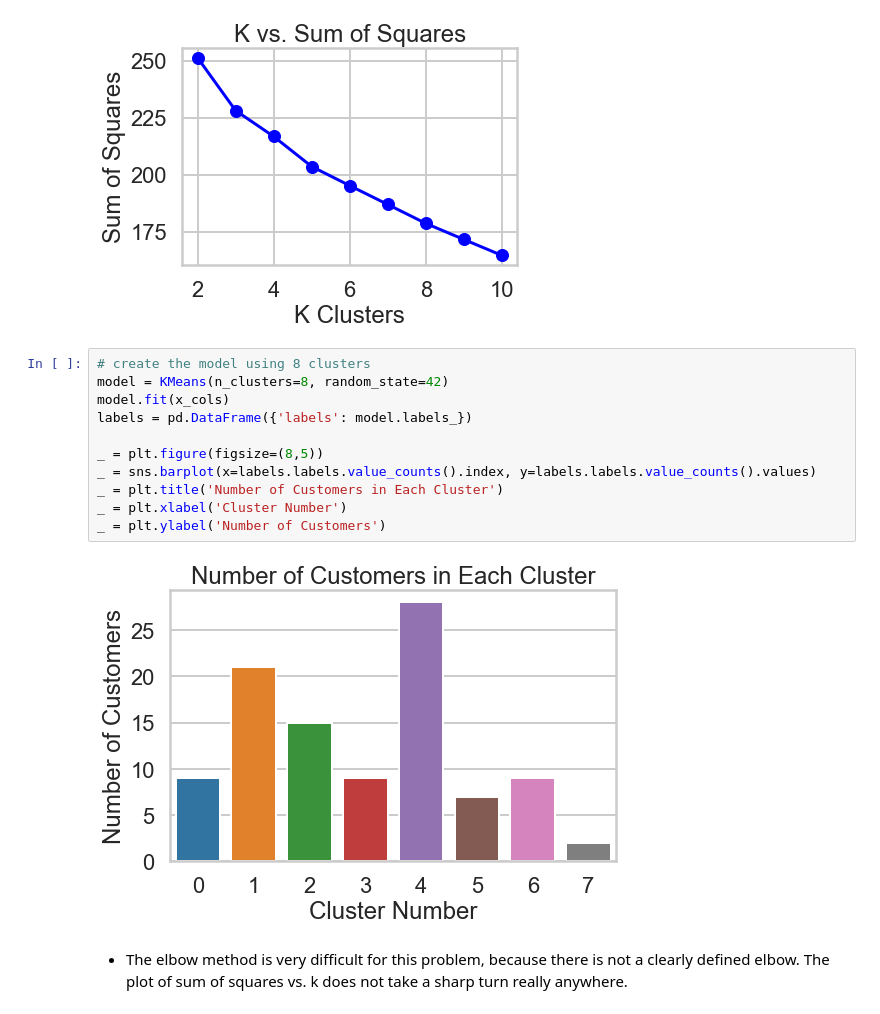
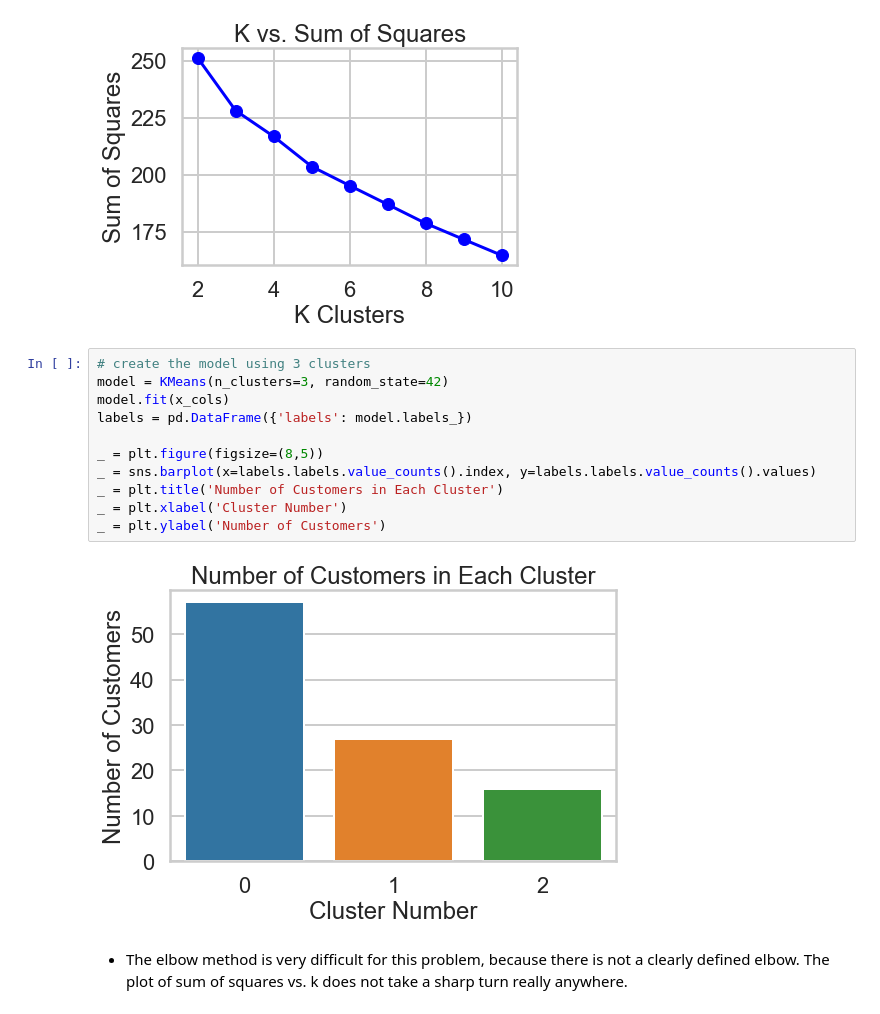
Before and after one commit to Haydost/Springboard_Portfolio, a Jupyter notebook: 10_ML_Clustering/Mini_Project_Clustering.ipynb, the cells around one changed output. Cells and saved outputs as stored; diff of their text form.

Commit message:
update capstone and ml-cluster

```diff
--- a/10_ML_Clustering/Mini_Project_Clustering.ipynb
+++ b/10_ML_Clustering/Mini_Project_Clustering.ipynb
@@ -130,18 +130,18 @@ _ = plt.ylabel('Sum of Squares')
 # %% [output]
 [figure]
 # %%
-# create the model using 8 clusters
-model = KMeans(n_clusters=8, random_state=42)
+# create the model using 3 clusters
+model = KMeans(n_clusters=3, random_state=42)
 model.fit(x_cols)
 labels = pd.DataFrame({'labels': model.labels_})
 
 _ = plt.figure(figsize=(8,5))
 _ = sns.barplot(x=labels.labels.value_counts().index, y=labels.labels.value_counts().values)
 _ = plt.title('Number of Customers in Each Cluster')
 _ = plt.xlabel('Cluster Number')
 _ = plt.ylabel('Number of Customers')
 # %% [output]
-[figure, old version]
+[figure, new version]
 # %% [markdown]
 - The elbow method is very difficult for this problem, because there is not a clearly defined elbow. The plot of sum of squares vs. k does not take a sharp turn really anywhere.
 # %% [markdown]
```
Also changed, not shown: parts of 5 cells of this notebook, 1 other file.
